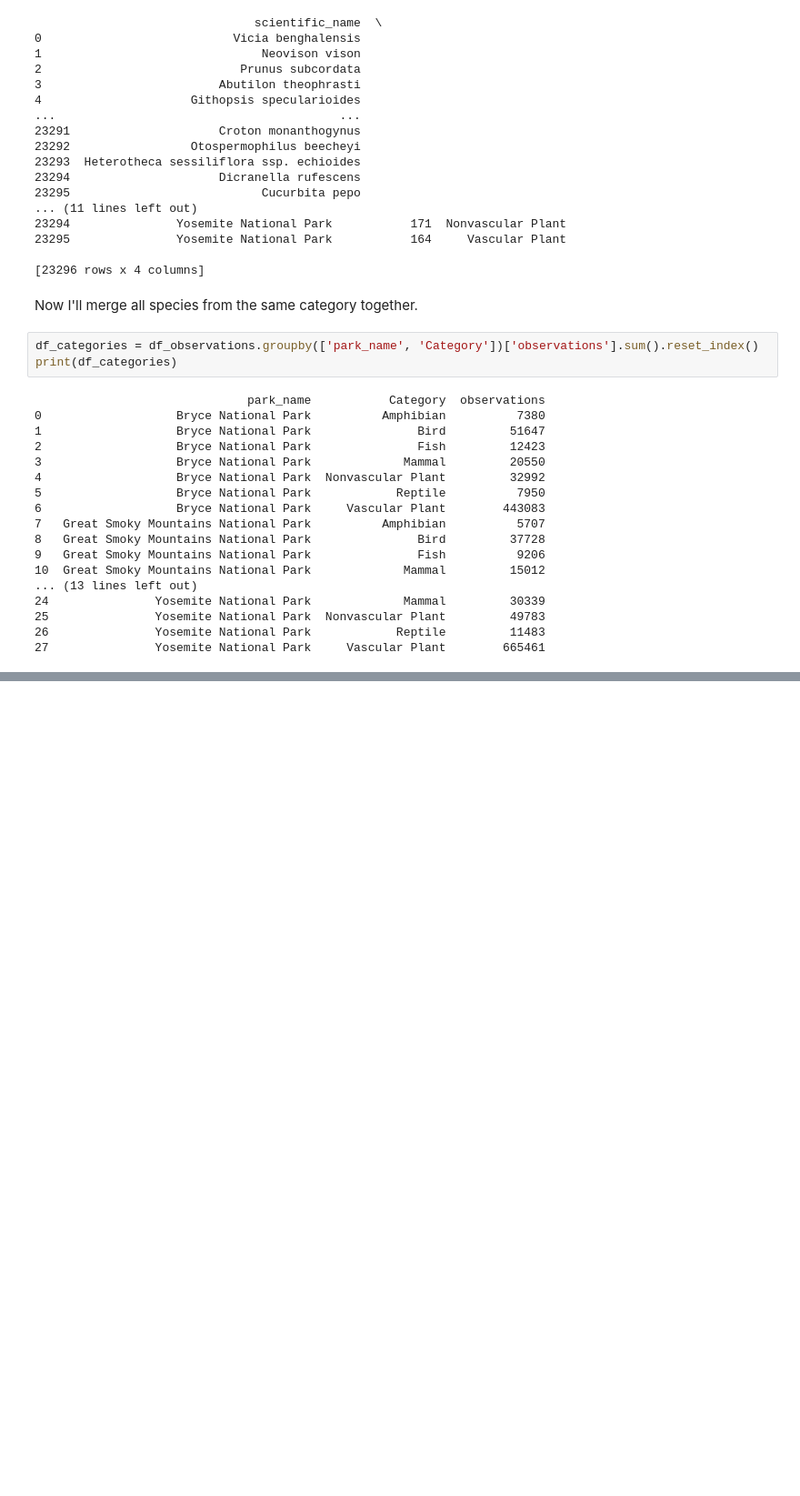
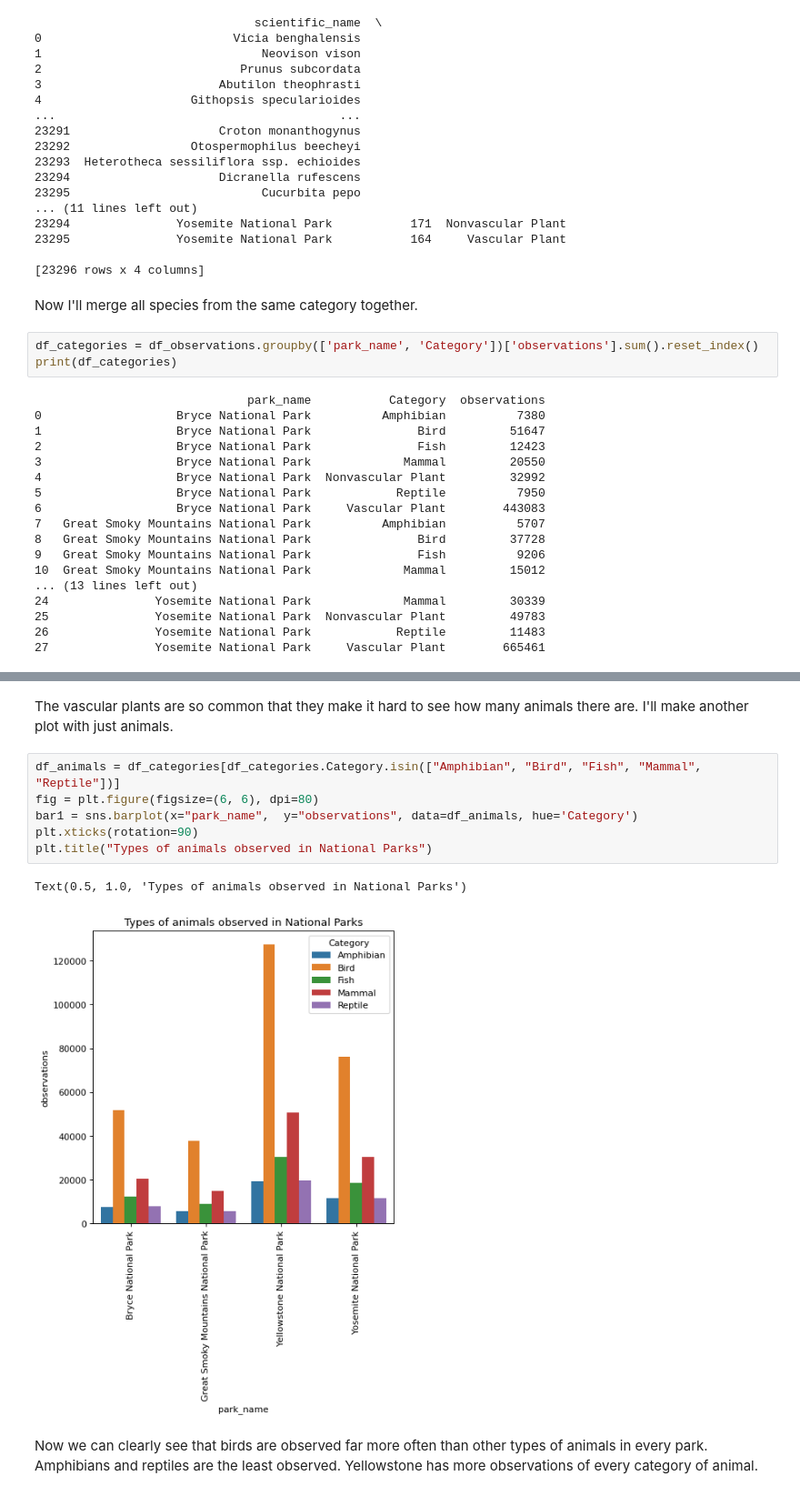
Before and after one commit to jaredjay91/Biodiversity-in-National-Parks, a Jupyter notebook: biodiversity.ipynb, the cells around one changed output, grey strips where cells are left out. Shown: that part at 91% size. Cells and saved outputs as stored; diff of their text form; blank space fills up the shorter version.

```diff
--- a/biodiversity.ipynb
+++ b/biodiversity.ipynb
@@ -121,0 +117,13 @@ plt.xticks(rotation=90)
+# %% [markdown]
+The vascular plants are so common that they make it hard to see how many animals there are. I'll make another plot with just animals.
+# %%
+df_animals = df_categories[df_categories.Category.isin(["Amphibian", "Bird", "Fish", "Mammal", "Reptile"])]
+fig = plt.figure(figsize=(6, 6), dpi=80)
+bar1 = sns.barplot(x="park_name",  y="observations", data=df_animals, hue='Category')
+plt.xticks(rotation=90)
+plt.title("Types of animals observed in National Parks")
+# %% [output]
+Text(0.5, 1.0, 'Types of animals observed in National Parks')
+[figure, added]
+# %% [markdown]
+Now we can clearly see that birds are observed far more often than other types of animals in every park. Amphibians and reptiles are the least observed. Yellowstone has more observations of every category of animal.
```
Also changed, not shown: parts of 9 cells of this notebook.
